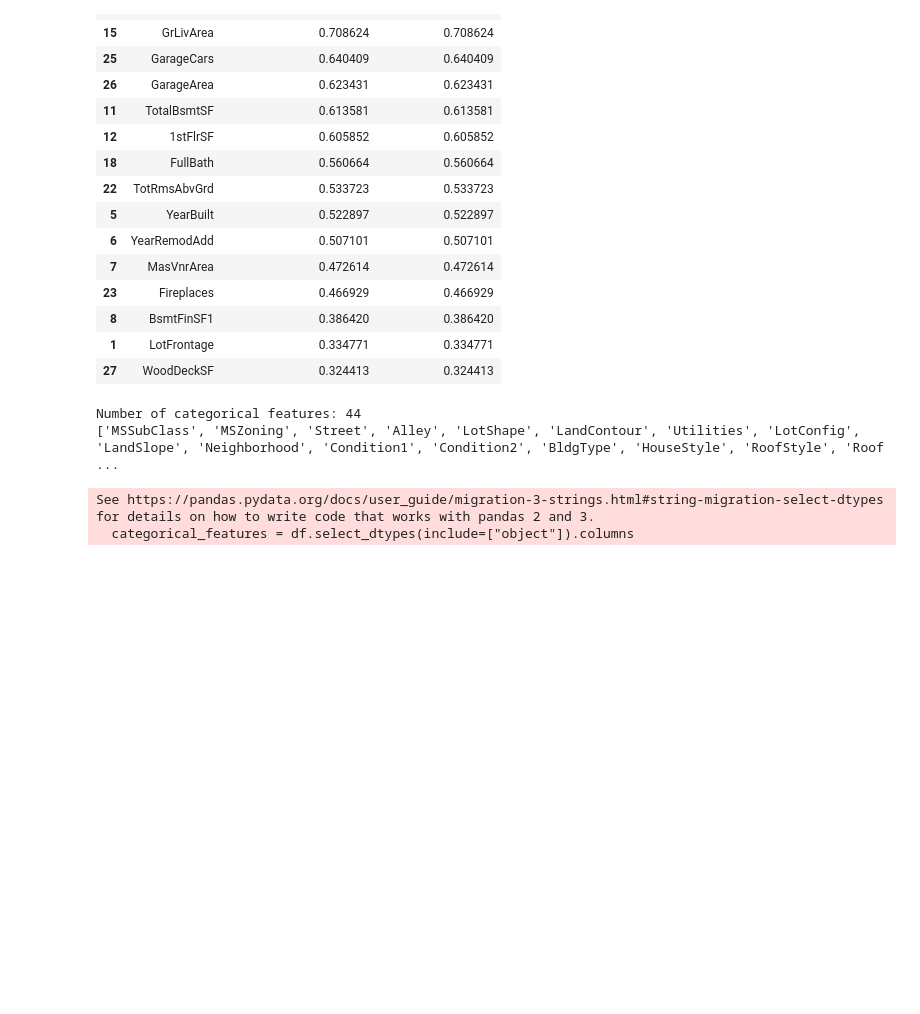
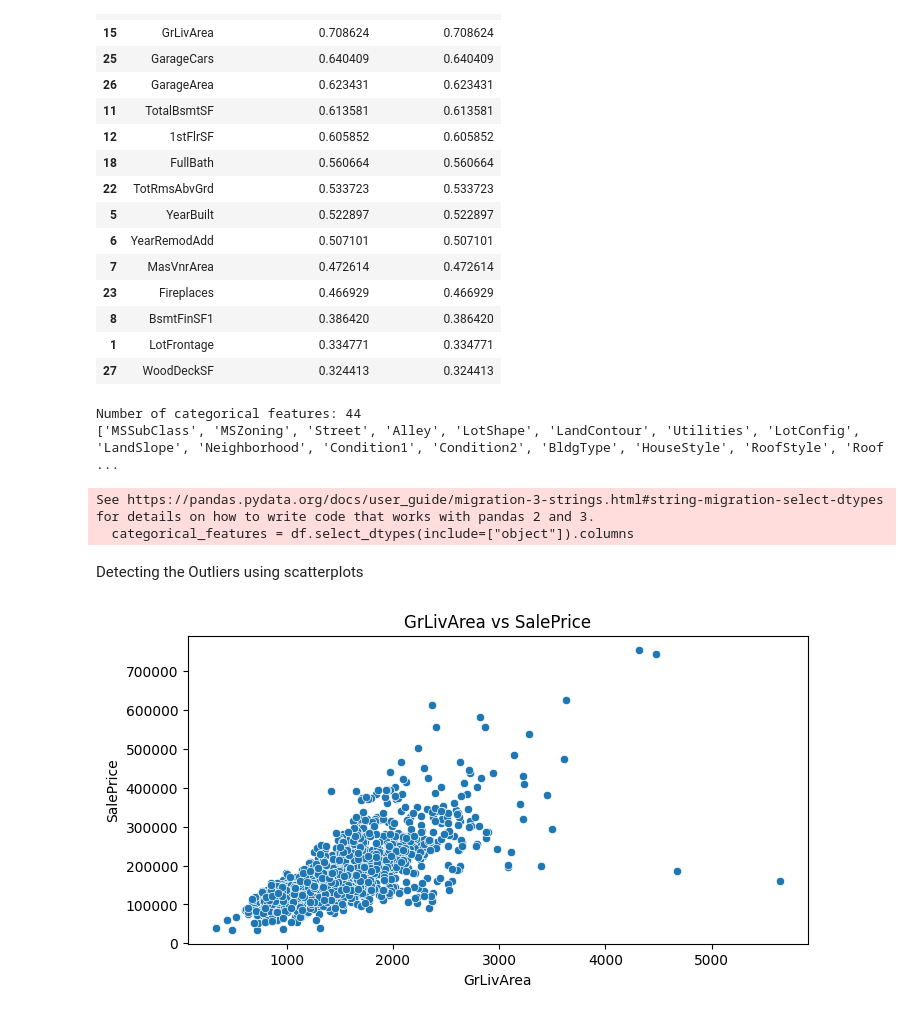
Before and after one commit to MimiKat-Fir/house-prices-prediction-ai-project, a Jupyter notebook: data/data_analyze.ipynb, the cells around one changed output. Cells and saved outputs as stored; diff of their text form; code cells hidden in the pictures; blank space fills up the shorter version.

```diff
--- a/data/data_analyze.ipynb
+++ b/data/data_analyze.ipynb
@@ -330,3 +330,12 @@ def category_price_summary(column):
     summary = df.groupby(column)["SalePrice"].agg(["count", "mean", "median"])
     summary = summary.sort_values(by="median", ascending=False)
     return summary
+# %% [markdown]
+Detecting the Outliers using scatterplots
+# %%
+plt.figure(figsize=(8, 4))
+sns.scatterplot(data=df, x="GrLivArea", y="SalePrice")
+plt.title("GrLivArea vs SalePrice")
+plt.show()
+# %% [output]
+[figure, added]
```
Also changed, not shown: parts of 3 cells of this notebook, 1 other file.
